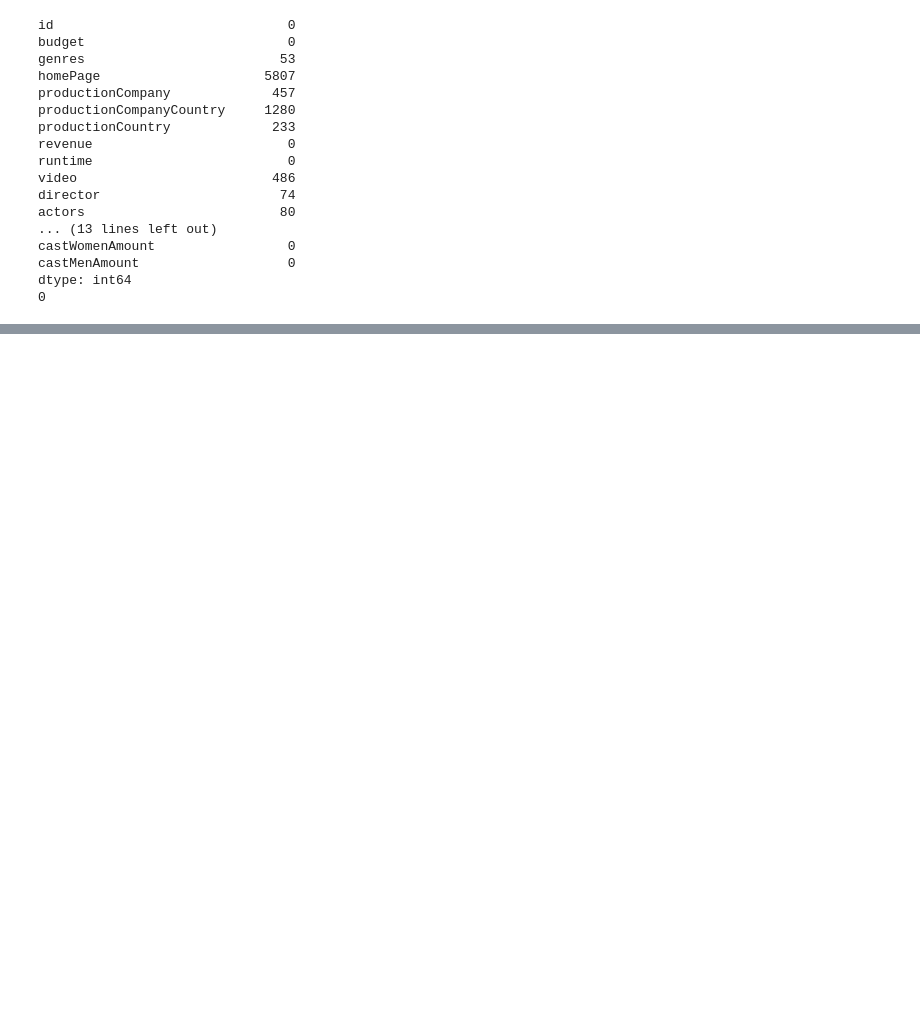
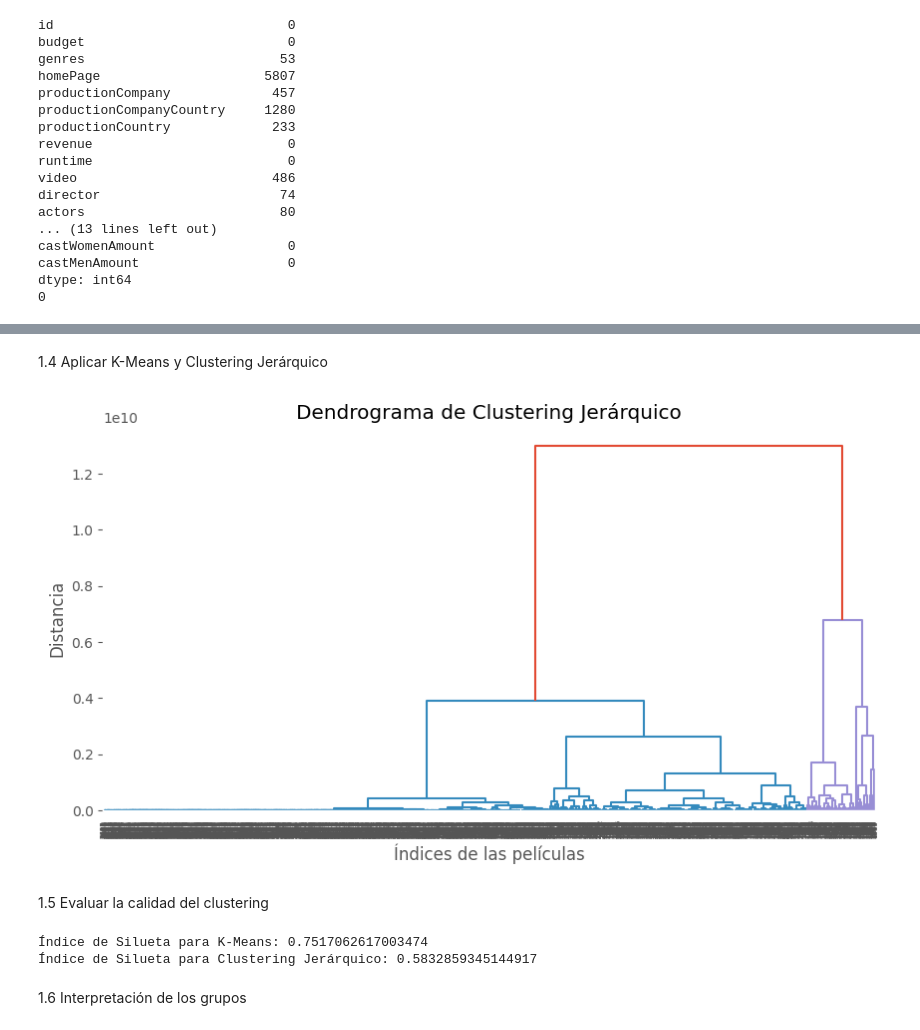
Before and after one commit to SebastianUVG/HT2_mineriaDatos, a Jupyter notebook: ht2.ipynb, the cells around one changed output, grey strips where cells are left out. Cells and saved outputs as stored; diff of their text form; code cells hidden in the pictures; blank space fills up the shorter version.

```diff
--- a/ht2.ipynb
+++ b/ht2.ipynb
@@ -124,0 +216,42 @@ ValueError: could not convert string to float: '22.225|23.519|17.816|19.893|9.02
+# %% [markdown]
+1.4 Aplicar K-Means y Clustering Jerárquico
+# %%
+
+
+# Número óptimo de clusters (suponiendo que elegimos k=4)
+k_optimo = 4
+kmeans = KMeans(n_clusters=k_optimo, random_state=42, n_init=10)
+datos_numericos["Cluster_KMeans"] = kmeans.fit_predict(X)
+# %%
+
+
+# Generar el dendrograma
+plt.figure(figsize=(10, 5))
+Z = linkage(X, method="ward")  # Método Ward minimiza la varianza dentro de cada cluster
+dendrogram(Z)
+plt.title("Dendrograma de Clustering Jerárquico")
+plt.xlabel("Índices de las películas")
+plt.ylabel("Distancia")
+plt.show()
+
+# Asignar clusters según un corte óptimo
+datos_numericos["Cluster_Hierarchical"] = fcluster(Z, k_optimo, criterion="maxclust")
+# %% [output]
+[figure, added]
+# %% [markdown]
+1.5 Evaluar la calidad del clustering
+# %%
+
+
+# Calcular Silhouette Score para K-Means
+silhouette_kmeans = silhouette_score(X, datos_numericos["Cluster_KMeans"])
+print(f"Índice de Silueta para K-Means: {silhouette_kmeans}")
+
+# Calcular Silhouette Score para Clustering Jerárquico
+silhouette_hierarchical = silhouette_score(X, datos_numericos["Cluster_Hierarchical"])
+print(f"Índice de Silueta para Clustering Jerárquico: {silhouette_hierarchical}")
+# %% [output]
+Índice de Silueta para K-Means: 0.7517062617003474
+Índice de Silueta para Clustering Jerárquico: 0.5832859345144917
+# %% [markdown]
+1.6 Interpretación de los grupos
```
Also changed, not shown: parts of 18 cells of this notebook.
